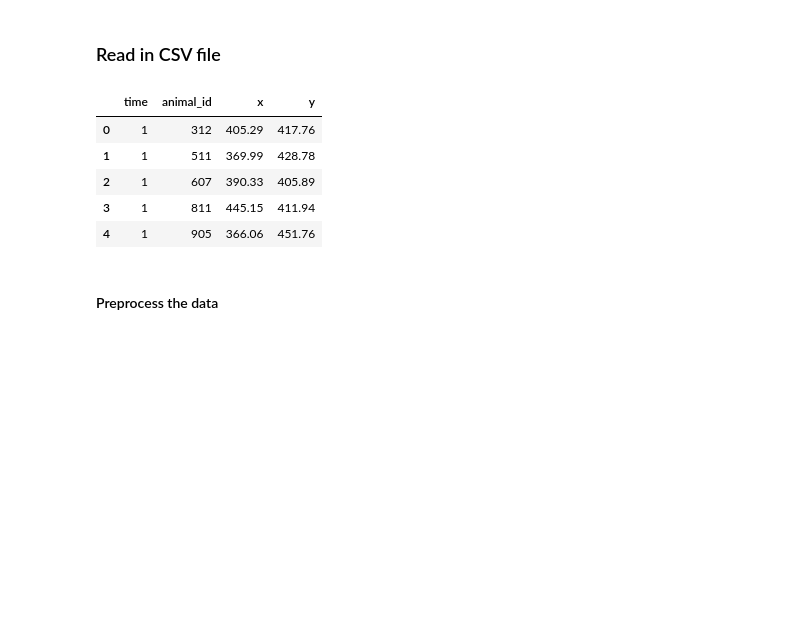
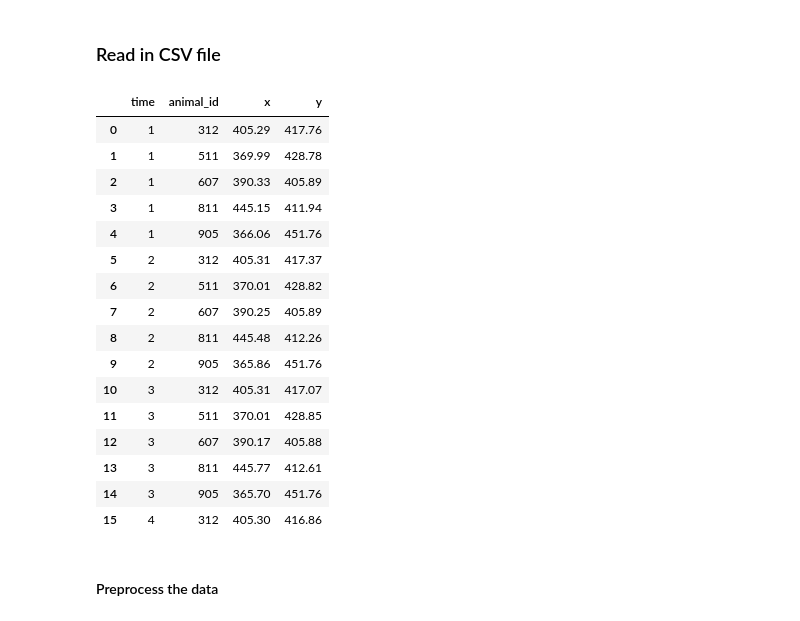
Before and after one commit to dbvis-ukon/movekit, a Jupyter notebook: examples/demo.ipynb, the cells around one changed output. Cells and saved outputs as stored; diff of their text form; code cells hidden in the pictures; blank space fills up the shorter version.

```diff
--- a/examples/demo.ipynb
+++ b/examples/demo.ipynb
@@ -11,18 +17,30 @@ import math
 ### Read in CSV file
 # %%
 # Enter path to CSV file
-path = "./datasets/fish-5.csv"
+path = "./examples/datasets/fish-5.csv"
 # %%
 # Read in CSV file using appropriate method-
-data = mkit.read_data(path)
-data.head()
+data = imp.read_data(path)
+data.sort_index
+data.head(16)
 # %% [output]
 |  | time | animal_id | x | y |
 | 0 | 1 | 312 | 405.29 | 417.76 |
 | 1 | 1 | 511 | 369.99 | 428.78 |
 | 2 | 1 | 607 | 390.33 | 405.89 |
 | 3 | 1 | 811 | 445.15 | 411.94 |
 | 4 | 1 | 905 | 366.06 | 451.76 |
+| 5 | 2 | 312 | 405.31 | 417.37 |
+| 6 | 2 | 511 | 370.01 | 428.82 |
+| 7 | 2 | 607 | 390.25 | 405.89 |
+| 8 | 2 | 811 | 445.48 | 412.26 |
+| 9 | 2 | 905 | 365.86 | 451.76 |
+| 10 | 3 | 312 | 405.31 | 417.07 |
+| 11 | 3 | 511 | 370.01 | 428.85 |
+| 12 | 3 | 607 | 390.17 | 405.88 |
+| 13 | 3 | 811 | 445.77 | 412.61 |
+| 14 | 3 | 905 | 365.70 | 451.76 |
+| 15 | 4 | 312 | 405.30 | 416.86 |
 # %% [markdown]
 #### Preprocess the data
 # %%
```
Also changed, not shown: parts of 19 cells of this notebook, 2 other files.
